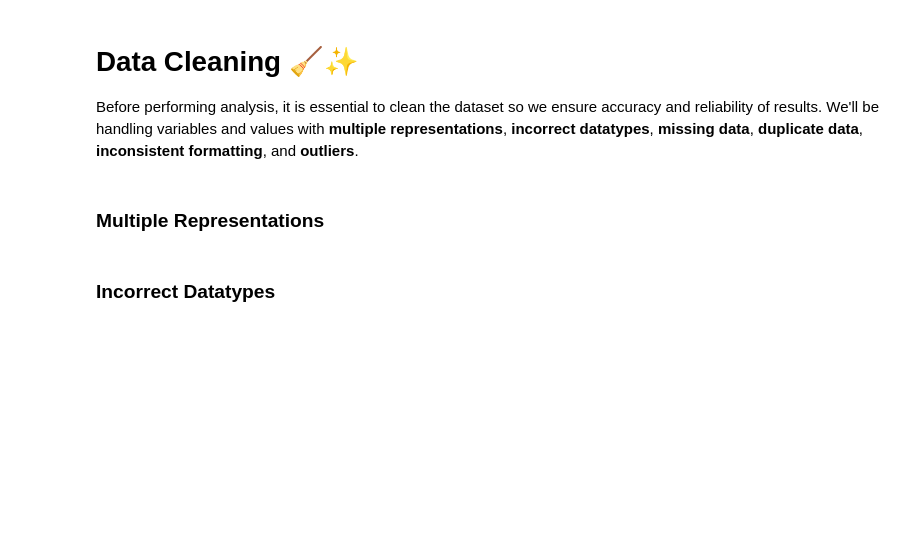
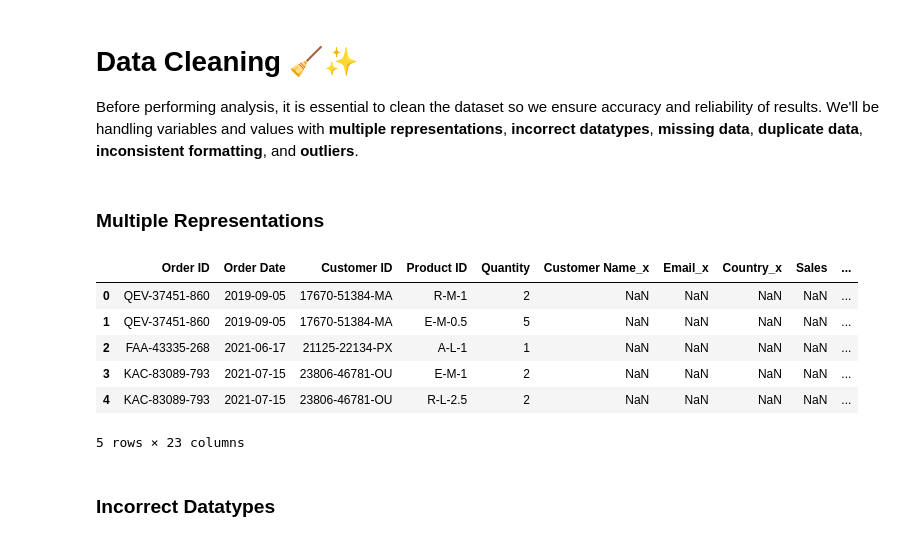
Before and after one commit to Emman-28/CSMODEL-MP, a Jupyter notebook: CSMODEL MP.ipynb, the cells around one changed output. Saved outputs shown, nothing was run; the diff lists cells and outputs as text; code cells hidden in the pictures; blank space fills up the shorter version.

```diff
--- a/CSMODEL MP.ipynb
+++ b/CSMODEL MP.ipynb
@@ -143,6 +142,24 @@ We're all set! We can now proceed to cleaning the dataset.
 Before performing analysis, it is essential to clean the dataset so we ensure accuracy and reliability of results. We'll be handling variables and values with **multiple representations**, **incorrect datatypes**, **missing data**, **duplicate data**, **inconsistent formatting**, and **outliers**.
 # %% [markdown]
 ### Multiple Representations
+# %%
+columns_to_drop = ['Coffee Type_x', 'Roast Type_x', 'Size_x', 'Unit Price_x']
+clean_coffee_df = coffee_df.drop(columns=columns_to_drop)
+clean_coffee_df = clean_coffee_df.rename(columns={
+    'Coffee Type_y': 'Coffee Type',
+    'Roast Type_y': 'Roast Type',
+    'Size_y': 'Size',
+    'Unit Price_y': 'Unit Price'
+})
+clean_coffee_df.head()
+# %% [output]
+|  | Order ID | Order Date | Customer ID | Product ID | Quantity | Customer Name_x | Email_x | Country_x | Sales | ... |
+| 0 | QEV-37451-860 | 2019-09-05 | 17670-51384-MA | R-M-1 | 2 | NaN | NaN | NaN | NaN | ... |
+| 1 | QEV-37451-860 | 2019-09-05 | 17670-51384-MA | E-M-0.5 | 5 | NaN | NaN | NaN | NaN | ... |
+| 2 | FAA-43335-268 | 2021-06-17 | 21125-22134-PX | A-L-1 | 1 | NaN | NaN | NaN | NaN | ... |
+| 3 | KAC-83089-793 | 2021-07-15 | 23806-46781-OU | E-M-1 | 2 | NaN | NaN | NaN | NaN | ... |
+| 4 | KAC-83089-793 | 2021-07-15 | 23806-46781-OU | R-L-2.5 | 2 | NaN | NaN | NaN | NaN | ... |
+5 rows × 23 columns
 # %% [markdown]
 ### Incorrect Datatypes
 # %% [markdown]
```
Also changed, not shown: parts of 31 cells of this notebook.
